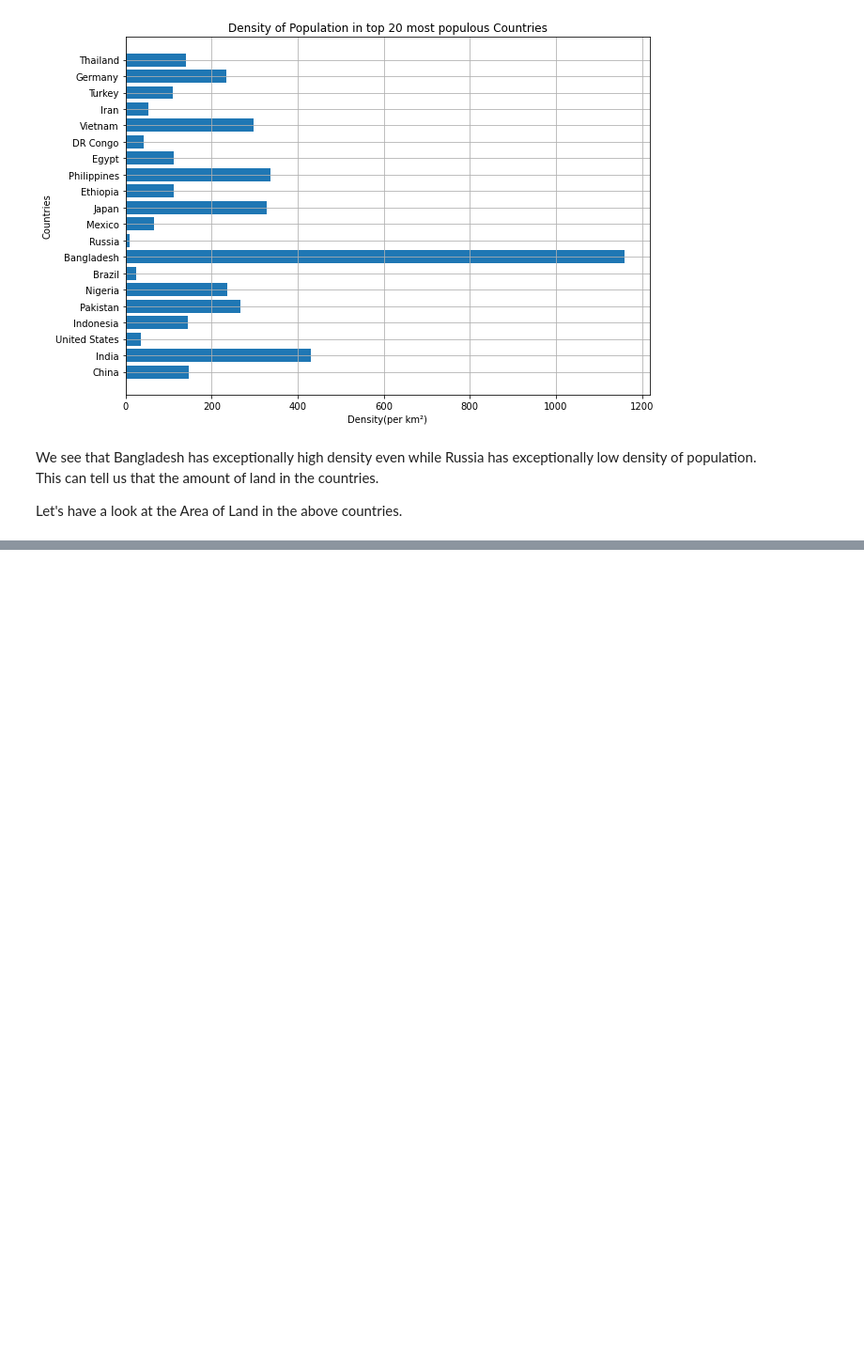
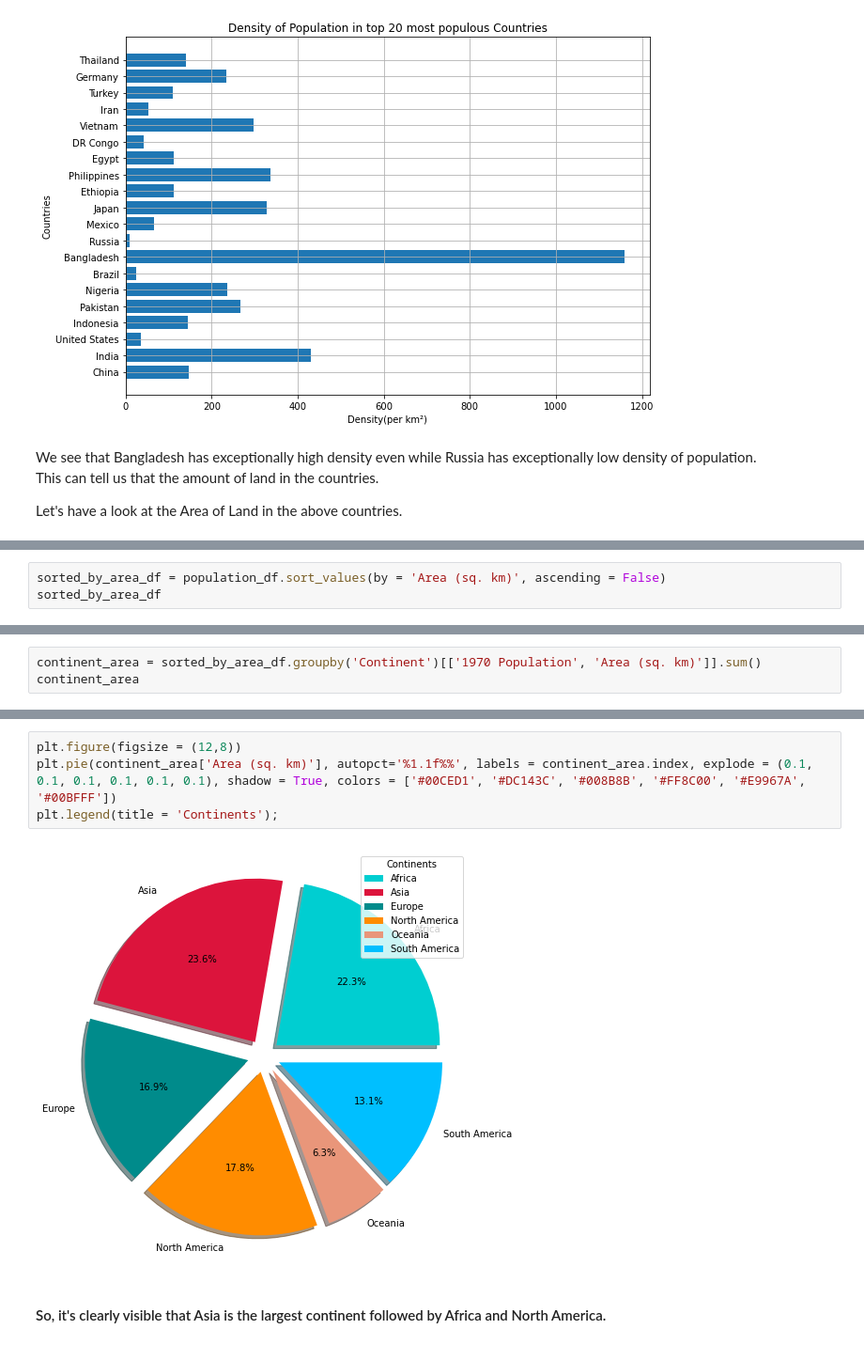
Before and after one commit to sankhadeepriju/Towards-Python-Data-Analysis, a Jupyter notebook: Data-Analysis World Population(1970-2022)[A Beginner's Approach]/world-population-data-analysis-beginner.ipynb, the cells around one changed output, grey strips where cells are left out. Shown: that part at 94% size. Cells and saved outputs as stored; diff of their text form; blank space fills up the shorter version.

```diff
--- a/Data-Analysis World Population(1970-2022)[A Beginner's Approach]/world-population-data-analysis-beginner.ipynb
+++ b/Data-Analysis World Population(1970-2022)[A Beginner's Approach]/world-population-data-analysis-beginner.ipynb
@@ -177,0 +242,3 @@ Let's have a look at the Area of Land in the above countries.
+# %%
+sorted_by_area_df = population_df.sort_values(by = 'Area (sq. km)', ascending = False)
+sorted_by_area_df
@@ -177,0 +265,3 @@ Let's have a look at the Area of Land in the above countries.
+# %%
+continent_area = sorted_by_area_df.groupby('Continent')[['1970 Population', 'Area (sq. km)']].sum()
+continent_area
@@ -177,0 +277,8 @@ Let's have a look at the Area of Land in the above countries.
+# %%
+plt.figure(figsize = (12,8))
+plt.pie(continent_area['Area (sq. km)'], autopct='%1.1f%%', labels = continent_area.index, explode = (0.1, 0.1, 0.1, 0.1, 0.1, 0.1), shadow = True, colors = ['#00CED1', '#DC143C', '#008B8B', '#FF8C00', '#E9967A', '#00BFFF'])
+plt.legend(title = 'Continents');
+# %% [output]
+[figure, added]
+# %% [markdown]
+#### So, it's clearly visible that Asia is the largest continent followed by Africa and North America.
```
Also changed, not shown: parts of 24 cells of this notebook.
